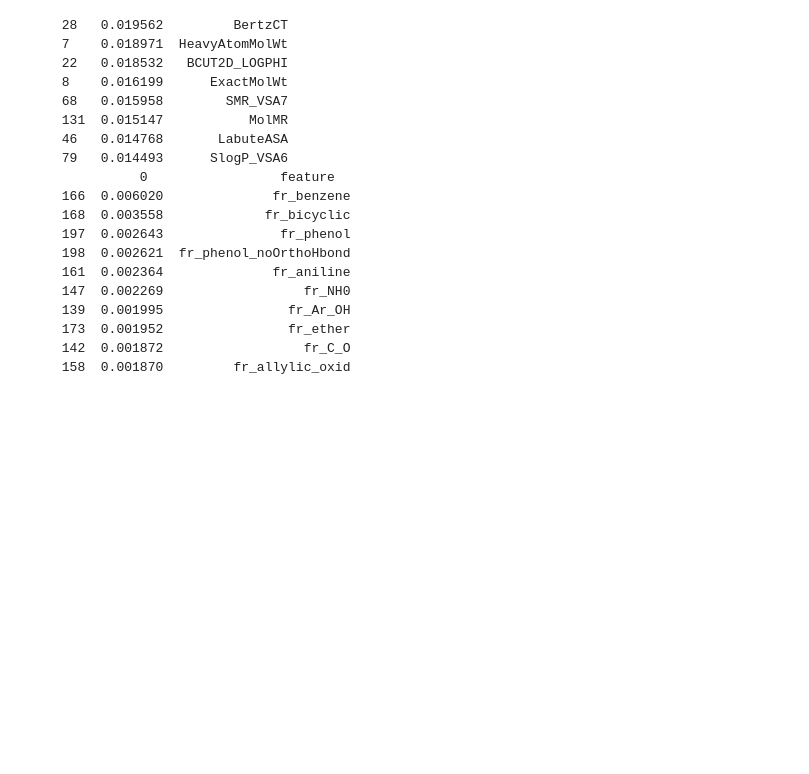
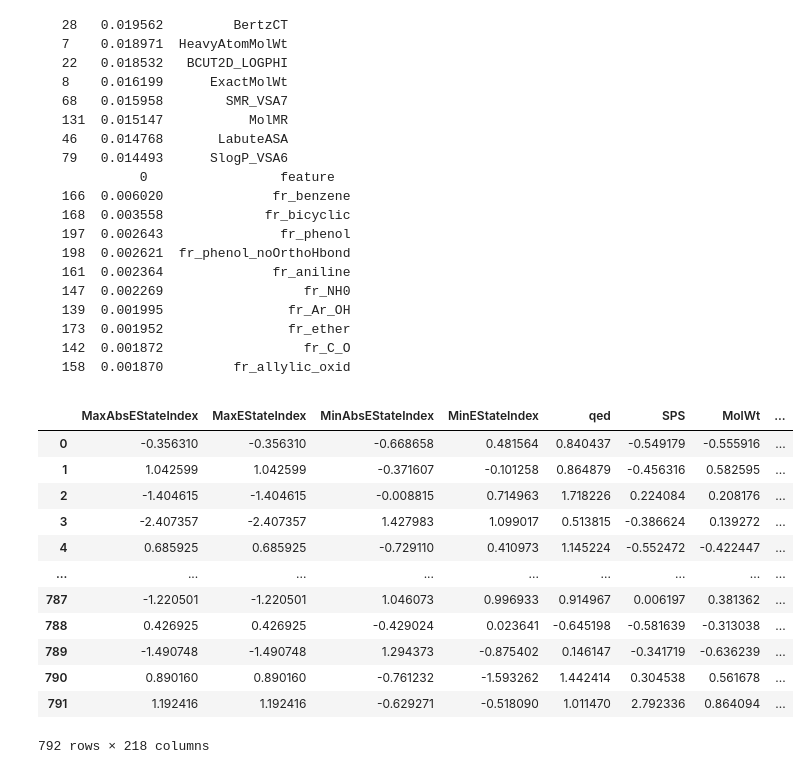
Before and after one commit to dx21006/ML_Tox21_Assessment, a Jupyter notebook: no_nontoxic_nans/2_random_forest/random forest new.ipynb, the cells around one changed output. Drawn from its saved outputs; the diff is of its cells as text; code cells hidden in the pictures; blank space fills up the shorter version.

Commit message:
get false positivies etc.

```diff
--- a/no_nontoxic_nans/2_random_forest/random forest new.ipynb
+++ b/no_nontoxic_nans/2_random_forest/random forest new.ipynb
@@ -372,3 +374,38 @@ NameError: name 'get_feature_importance' is not defined
      173  0.001952                fr_ether
      142  0.001872                  fr_C_O
      158  0.001870         fr_allylic_oxid
+# %%
+def return_classifications(fitted_model, y_true, y_predicted): #use y_val and y_predicted
+    ## Correct is 0
+    # FP is -1
+    # FN is 1
+    # from https://stackoverflow.com/questions/61893001/get-list-of-true-positives-false-positives-false-negatives-and-true-negatives
+    diff = y_true-y_predicted
+    return diff
+# %%
+def return_classifications(fitted_model, y_true, y_predicted): #use y_val and y_predicted
+    ## Correct is 0
+    # FP is -1
+    # FN is 1
+    # from https://stackoverflow.com/questions/61893001/get-list-of-true-positives-false-positives-false-negatives-and-true-negatives
+    diff = y_true-y_predicted
+    return diff
+df_diff = pd.DataFrame(return_classifications(RFC_optimised_model, np.array(y_val['toxic']),y_pred_val))
+# %%
+x_val_classifications = x_val.reset_index(drop=True)
+df_diff.reset_index(drop=True)
+x_val_classifications.join(df_diff[0])
+# %% [output]
+|  | MaxAbsEStateIndex | MaxEStateIndex | MinAbsEStateIndex | MinEStateIndex | qed | SPS | MolWt | ... |
+| 0 | -0.356310 | -0.356310 | -0.668658 | 0.481564 | 0.840437 | -0.549179 | -0.555916 | ... |
+| 1 | 1.042599 | 1.042599 | -0.371607 | -0.101258 | 0.864879 | -0.456316 | 0.582595 | ... |
+| 2 | -1.404615 | -1.404615 | -0.008815 | 0.714963 | 1.718226 | 0.224084 | 0.208176 | ... |
+| 3 | -2.407357 | -2.407357 | 1.427983 | 1.099017 | 0.513815 | -0.386624 | 0.139272 | ... |
+| 4 | 0.685925 | 0.685925 | -0.729110 | 0.410973 | 1.145224 | -0.552472 | -0.422447 | ... |
+| ... | ... | ... | ... | ... | ... | ... | ... | ... |
+| 787 | -1.220501 | -1.220501 | 1.046073 | 0.996933 | 0.914967 | 0.006197 | 0.381362 | ... |
+| 788 | 0.426925 | 0.426925 | -0.429024 | 0.023641 | -0.645198 | -0.581639 | -0.313038 | ... |
+| 789 | -1.490748 | -1.490748 | 1.294373 | -0.875402 | 0.146147 | -0.341719 | -0.636239 | ... |
+| 790 | 0.890160 | 0.890160 | -0.761232 | -1.593262 | 1.442414 | 0.304538 | 0.561678 | ... |
+| 791 | 1.192416 | 1.192416 | -0.629271 | -0.518090 | 1.011470 | 2.792336 | 0.864094 | ... |
+792 rows × 218 columns
```
Also changed, not shown: parts of 6 cells of this notebook.
